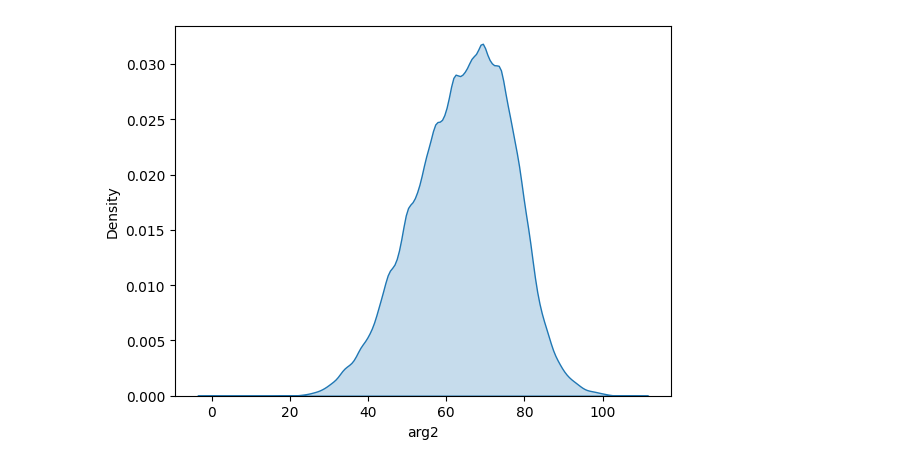
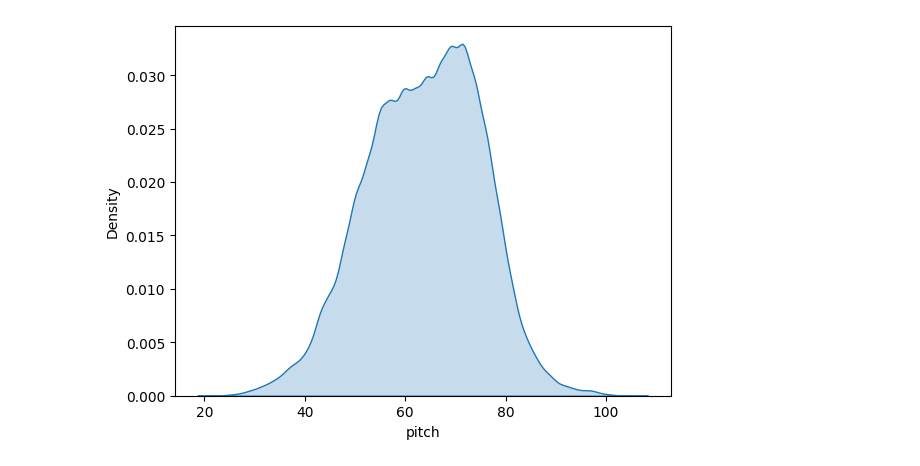
Before and after one commit to PyAlaie/music-generator, a Jupyter notebook: src/EDA.ipynb, the cells around one changed output. Saved outputs shown, nothing was run; the diff lists cells and outputs as text; code cells hidden in the pictures.

```diff
--- a/src/EDA.ipynb
+++ b/src/EDA.ipynb
@@ -54,7 +66,7 @@ plt.show()
 # %%
-notes = combined_df[combined_df['event'] == 'Note_on_c']['arg2'].sample(100_000)
+notes = combined_df['pitch'].sample(100_000)
 
 sns.kdeplot(data=notes, fill=True)
 plt.show()
 # %% [output]
-[figure, old version]
+[figure, new version]
```
Also changed, not shown: parts of 5 cells of this notebook.
